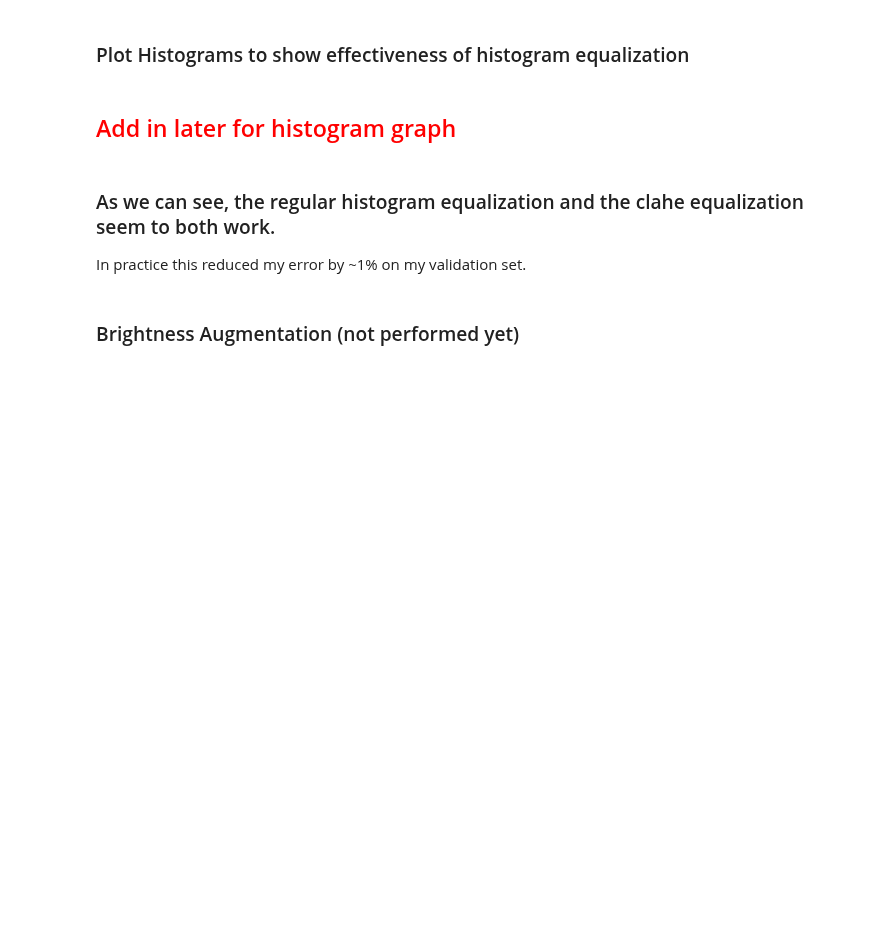
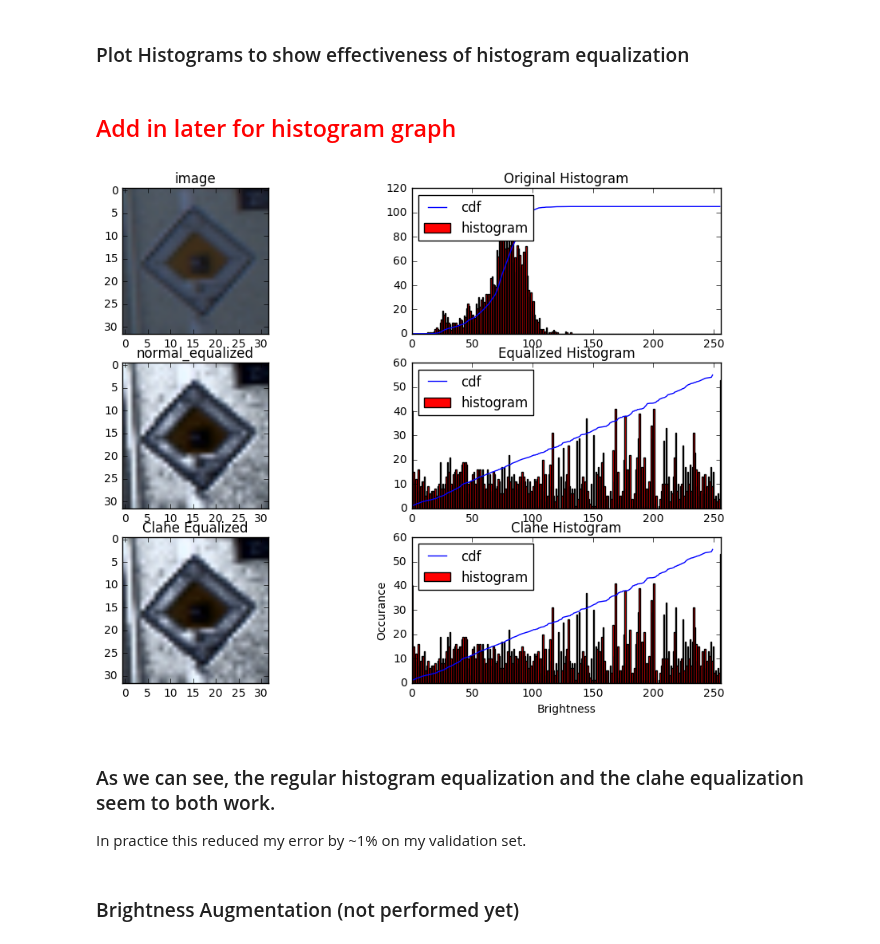
Before and after one commit to Self-Driving-Cars-LosAngeles/TrafficSignClassification, a Jupyter notebook: Traffic_Sign_Classifier_SDCLA.ipynb, the cells around one changed output. Cells and saved outputs as stored; diff of their text form; code cells hidden in the pictures; blank space fills up the shorter version.

Commit message:
[refactor] - reinserts previous graphs and plots

```diff
--- a/Traffic_Sign_Classifier_SDCLA.ipynb
+++ b/Traffic_Sign_Classifier_SDCLA.ipynb
@@ -274,12 +274,14 @@ rand_int:  26905
 # %% [markdown]
 ## <font color='red'>Add in later for histogram graph </font>
 # %%
-# from helpers import normal_equalize
-# from helpers import histogram_equalize_data
-# from plotters import plot_histograms
-# image2TestRGB = normal_equalize(X_train[rand_int])
+from helpers import normal_equalize
+from helpers import histogram_equalize_data
+from plotters import plot_histograms
+image2TestRGB = normal_equalize(X_train[rand_int])
 
-# plot_histograms(image1, image2TestRGB, image3RGB)
+plot_histograms(image1, image2TestRGB, image3RGB)
+# %% [output]
+[figure, added]
 # %% [markdown]
 ### As we can see, the regular histogram equalization and the clahe equalization seem to both work.
 In practice this reduced my error by ~1% on my validation set.
```
Also changed, not shown: parts of 11 cells of this notebook.
